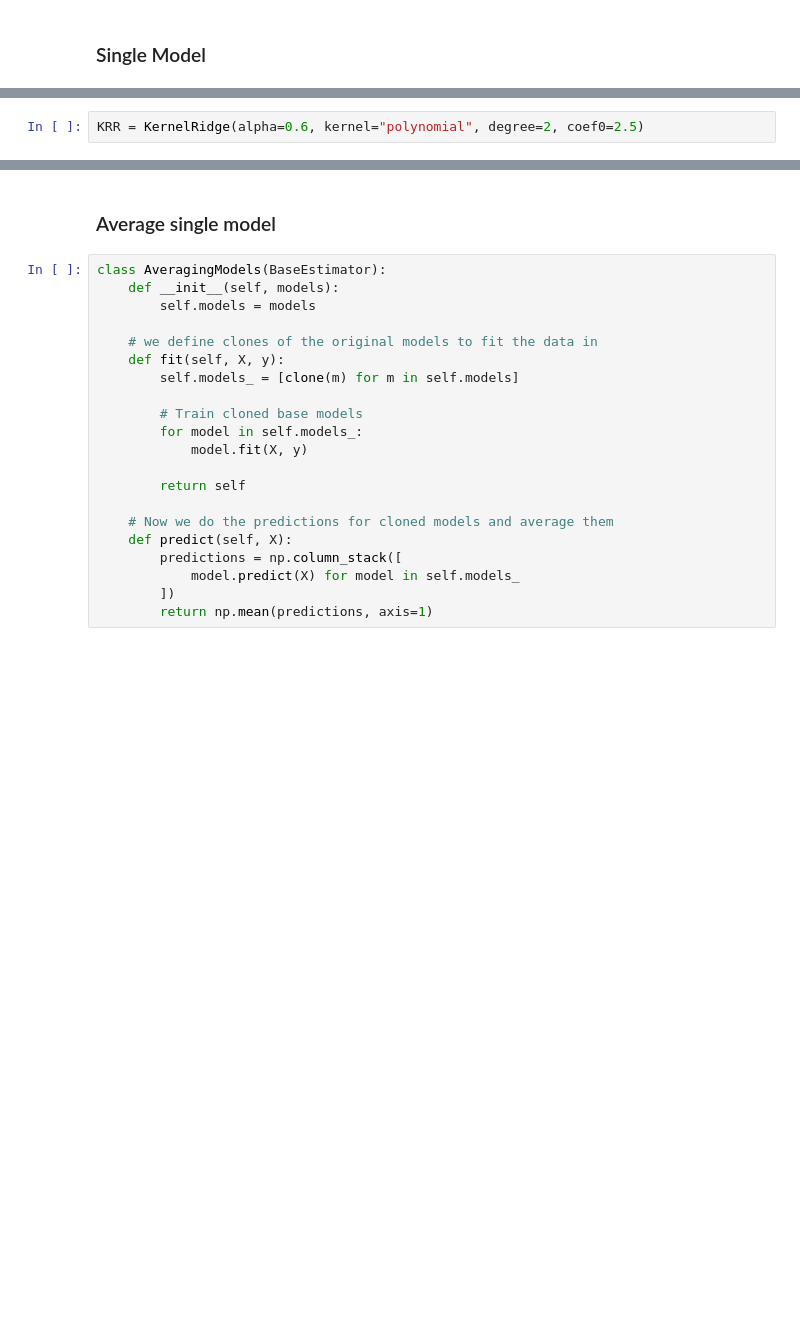
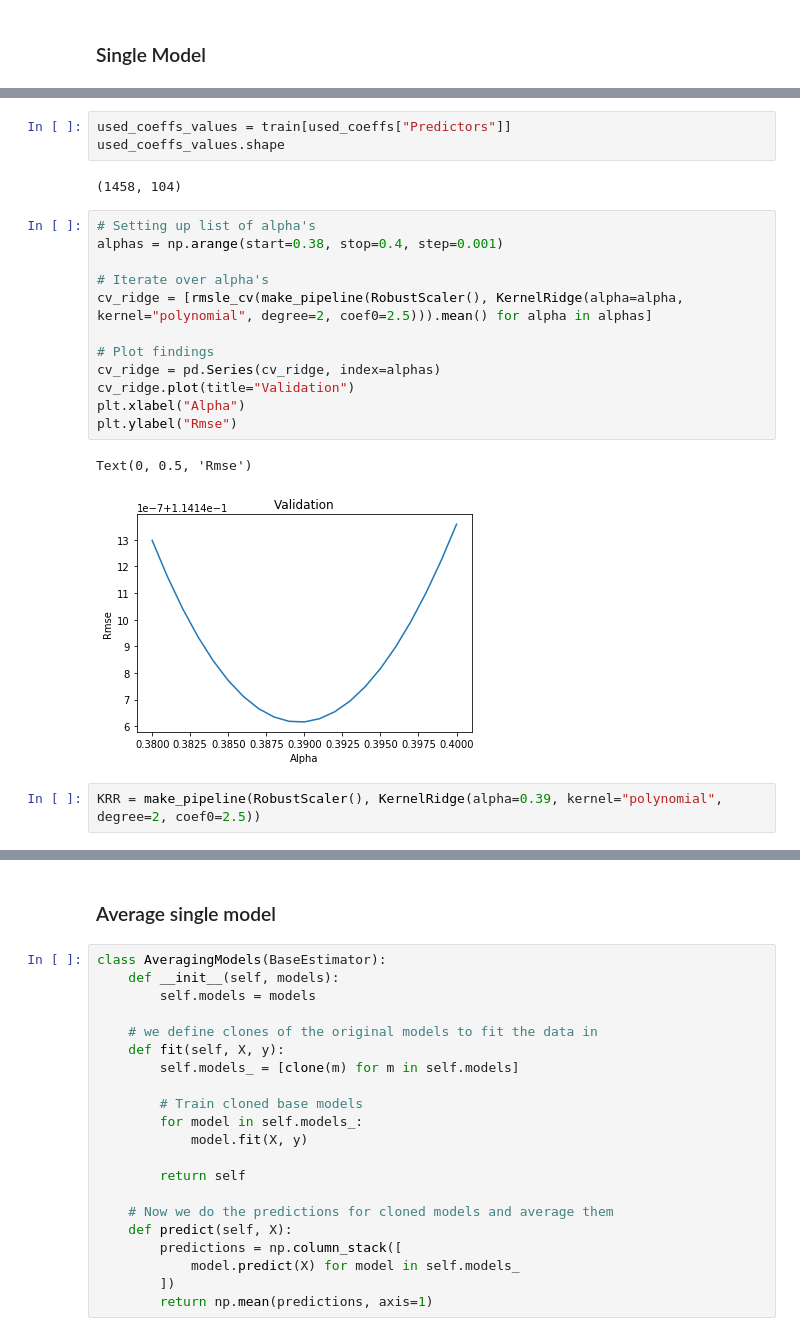
Before and after one commit to machineCYC/SideProjects, a Jupyter notebook: 06-Kaggle-HousePricesAdvancedRegTech/main.ipynb, the cells around one changed output, grey strips where cells are left out. Saved outputs shown, nothing was run; the diff lists cells and outputs as text; blank space fills up the shorter version.

```diff
--- a/06-Kaggle-HousePricesAdvancedRegTech/main.ipynb
+++ b/06-Kaggle-HousePricesAdvancedRegTech/main.ipynb
@@ -322,2 +517,22 @@ lasso = make_pipeline(RobustScaler(), Lasso(alpha =0.0005, random_state=1))
+# %%
+used_coeffs_values = train[used_coeffs["Predictors"]]
+used_coeffs_values.shape
+# %% [output]
+(1458, 104)
+# %%
+# Setting up list of alpha's
+alphas = np.arange(start=0.38, stop=0.4, step=0.001)
+
+# Iterate over alpha's
+cv_ridge = [rmsle_cv(make_pipeline(RobustScaler(), KernelRidge(alpha=alpha, kernel="polynomial", degree=2, coef0=2.5))).mean() for alpha in alphas]
+
+# Plot findings
+cv_ridge = pd.Series(cv_ridge, index=alphas)
+cv_ridge.plot(title="Validation")
+plt.xlabel("Alpha")
+plt.ylabel("Rmse")
+# %% [output]
+Text(0, 0.5, 'Rmse')
+[figure, added]
 # %%
-KRR = KernelRidge(alpha=0.6, kernel="polynomial", degree=2, coef0=2.5)
+KRR = make_pipeline(RobustScaler(), KernelRidge(alpha=0.39, kernel="polynomial", degree=2, coef0=2.5))
```
Also changed, not shown: parts of 58 cells of this notebook, 2 other files.
